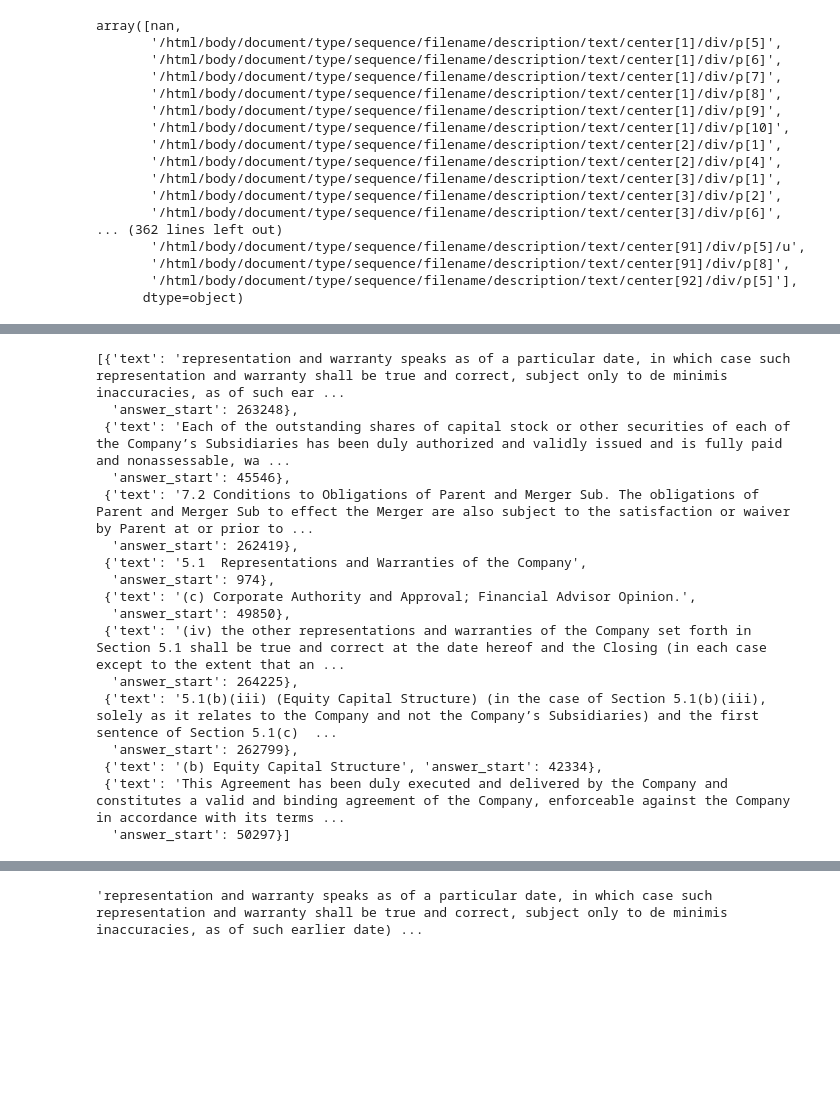
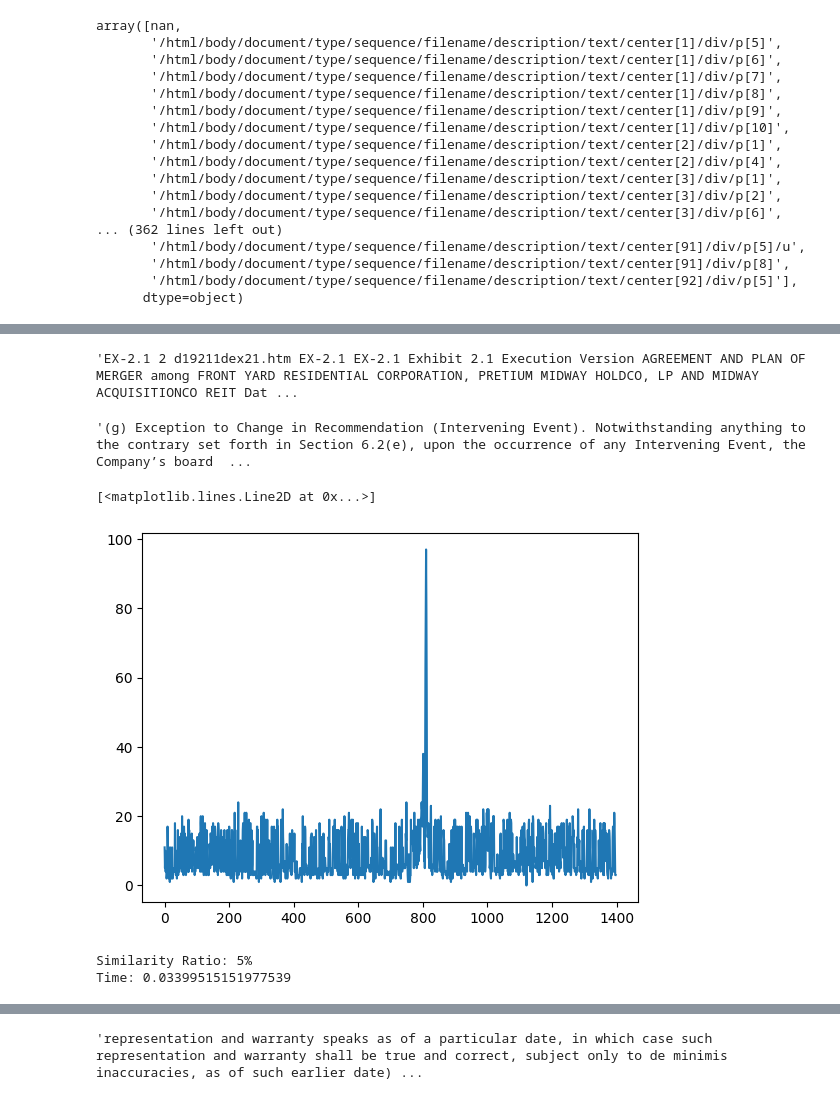
Before and after one commit to ANSH-RIYAL/multi-modal-mna, a Jupyter notebook: EDA.ipynb, the cells around one changed output, grey strips where cells are left out. Drawn from its saved outputs; the diff is of its cells as text; code cells hidden in the pictures; blank space fills up the shorter version.

Commit message:
Added Fuzzy String matching and context window cutting

```diff
--- a/EDA.ipynb
+++ b/EDA.ipynb
@@ -120,0 +159,3 @@ qas
+# %%
+data = pd.read_csv('./contracts/train/contract_60.csv')
+data.head()
@@ -121,21 +169,33 @@ qas
+# %%
+context = ' '.join(data['text'])
+context
+# %% [output]
+'EX-2.1 2 d19211dex21.htm EX-2.1 EX-2.1 Exhibit 2.1 Execution Version AGREEMENT AND PLAN OF MERGER among FRONT YARD RESIDENTIAL CORPORATION, PRETIUM MIDWAY HOLDCO, LP AND MIDWAY ACQUISITIONCO REIT Dat ...
 # %%
-answer_list = qas[1]['answers']
-answer_list
+answer = qas[2]['answers'][0]['text']
+answer
 # %% [output]
-[{'text': 'representation and warranty speaks as of a particular date, in which case such representation and warranty shall be true and correct, subject only to de minimis inaccuracies, as of such ear ...
-  'answer_start': 263248},
- {'text': 'Each of the outstanding shares of capital stock or other securities of each of the Company’s Subsidiaries has been duly authorized and validly issued and is fully paid and nonassessable, wa ...
-  'answer_start': 45546},
- {'text': '7.2 Conditions to Obligations of Parent and Merger Sub. The obligations of Parent and Merger Sub to effect the Merger are also subject to the satisfaction or waiver by Parent at or prior to ...
-  'answer_start': 262419},
- {'text': '5.1  Representations and Warranties of the Company',
-  'answer_start': 974},
- {'text': '(c) Corporate Authority and Approval; Financial Advisor Opinion.',
-  'answer_start': 49850},
- {'text': '(iv) the other representations and warranties of the Company set forth in Section 5.1 shall be true and correct at the date hereof and the Closing (in each case except to the extent that an ...
-  'answer_start': 264225},
- {'text': '5.1(b)(iii) (Equity Capital Structure) (in the case of Section 5.1(b)(iii), solely as it relates to the Company and not the Company’s Subsidiaries) and the first sentence of Section 5.1(c)  ...
-  'answer_start': 262799},
- {'text': '(b) Equity Capital Structure', 'answer_start': 42334},
- {'text': 'This Agreement has been duly executed and delivered by the Company and constitutes a valid and binding agreement of the Company, enforceable against the Company in accordance with its terms ...
-  'answer_start': 50297}]
+'(g) Exception to Change in Recommendation (Intervening Event). Notwithstanding anything to the contrary set forth in Section 6.2(e), upon the occurrence of any Intervening Event, the Company’s board  ...
+# %%
+start = 0
+window = len(answer) + 10
+frs = []
+
+for start in range(0,len(context)-window+1, len(answer)//4):
+    context_string = context[start:start+window]
+    frs.append(fuzz.partial_ratio(context_string, answer))
+# %%
+plt.plot(frs)
+# %% [output]
+[<matplotlib.lines.Line2D at 0x...>]
+[figure, added]
+# %%
+t1 = time.time()
+
+context_window = context[132:132+ len(answer) + 50]
+print(f'Similarity Ratio: {fuzz.partial_ratio(answer, context_window)}%')
+
+print(f'Time: {time.time() - t1}')
+# %% [output]
+Similarity Ratio: 5%
+Time: 0.03399515151977539
```
Also changed, not shown: parts of 30 cells of this notebook.
